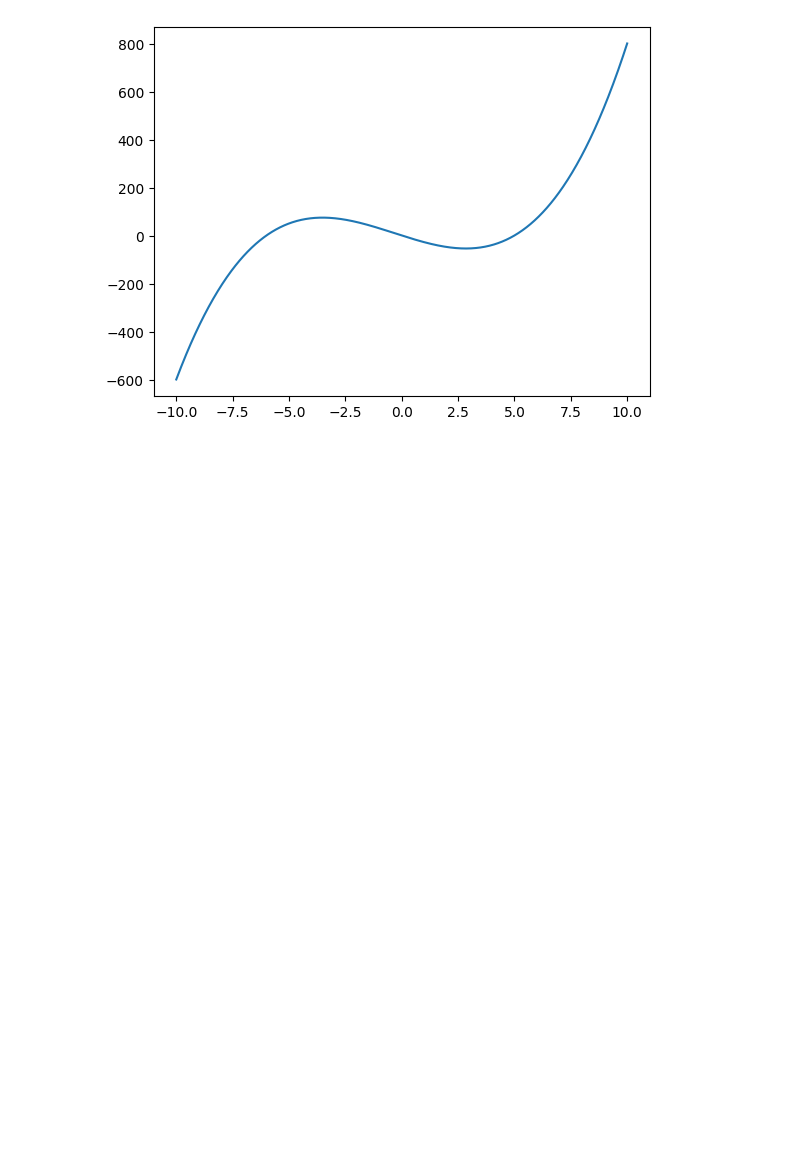
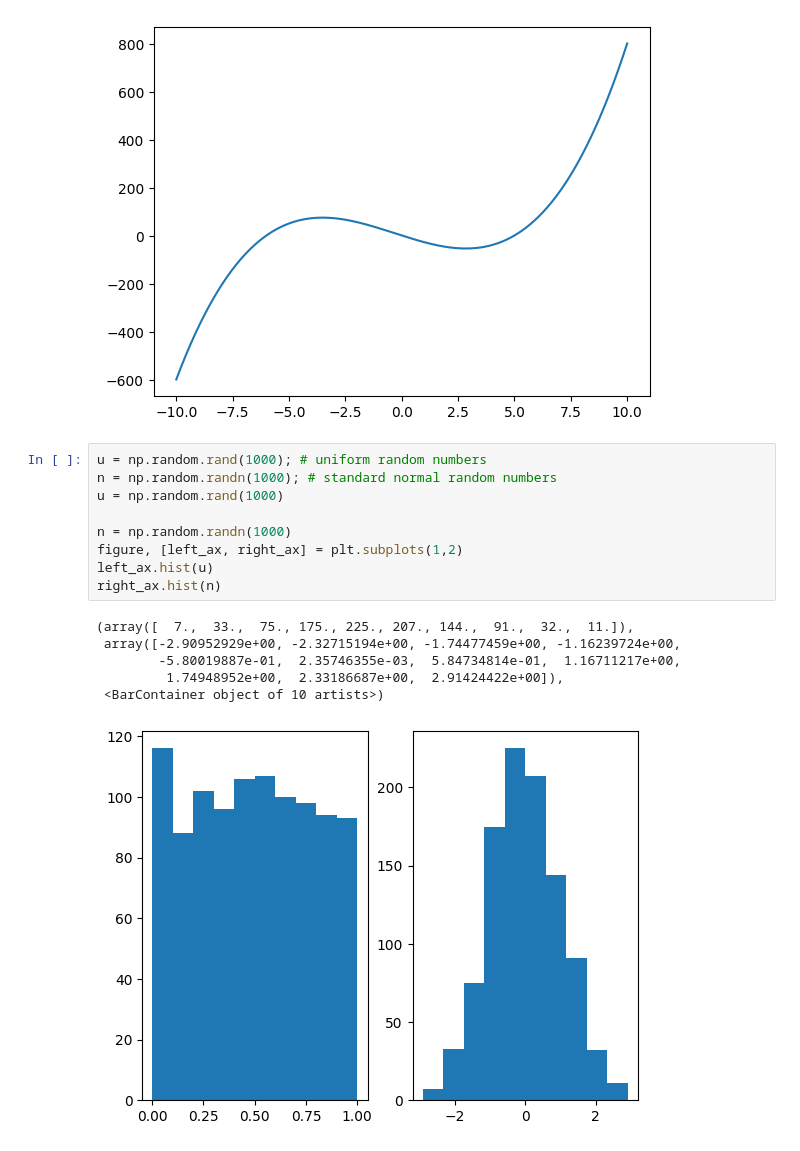
Before and after one commit to peiyan03/CourseCodeBase, a Jupyter notebook: quant_in_fin/Topic1/lec_note_1.ipynb.ipynb, the cells around one changed output. Saved outputs shown, nothing was run; the diff lists cells and outputs as text; blank space fills up the shorter version.

```diff
--- a/quant_in_fin/Topic1/lec_note_1.ipynb.ipynb
+++ b/quant_in_fin/Topic1/lec_note_1.ipynb.ipynb
@@ -109,3 +109,19 @@ ax = plt.gca()
 ax.plot(x,y);
 # %% [output]
 [figure]
+# %%
+u = np.random.rand(1000); # uniform random numbers
+n = np.random.randn(1000); # standard normal random numbers
+u = np.random.rand(1000)
+
+n = np.random.randn(1000)
+figure, [left_ax, right_ax] = plt.subplots(1,2)
+left_ax.hist(u)
+right_ax.hist(n)
+# %% [output]
+(array([  7.,  33.,  75., 175., 225., 207., 144.,  91.,  32.,  11.]),
+ array([-2.90952929e+00, -2.32715194e+00, -1.74477459e+00, -1.16239724e+00,
+        -5.80019887e-01,  2.35746355e-03,  5.84734814e-01,  1.16711217e+00,
+         1.74948952e+00,  2.33186687e+00,  2.91424422e+00]),
+ <BarContainer object of 10 artists>)
+[figure, added]
```
Also changed, not shown: parts of 3 cells of this notebook, 1 other file.
